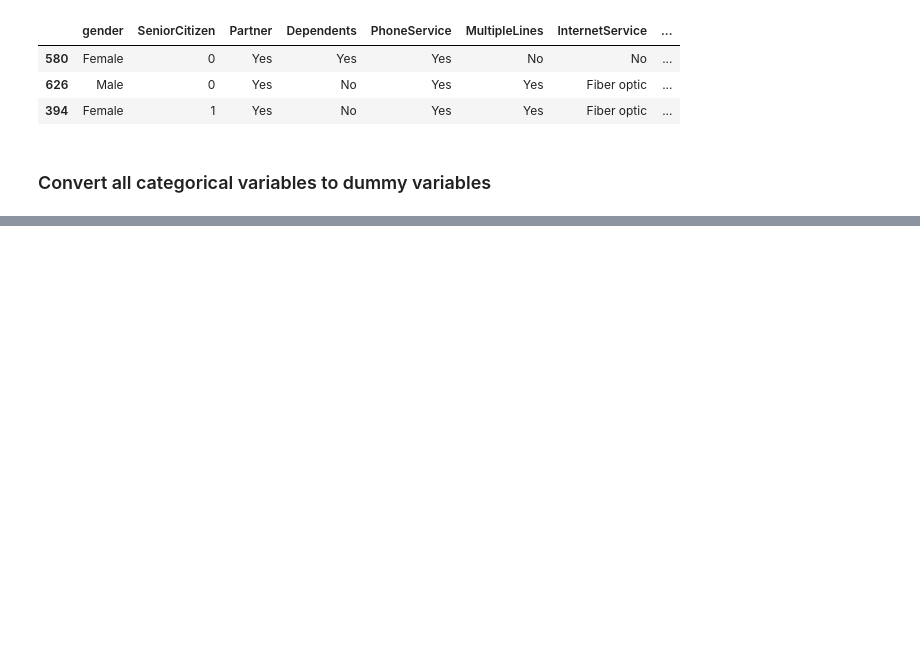
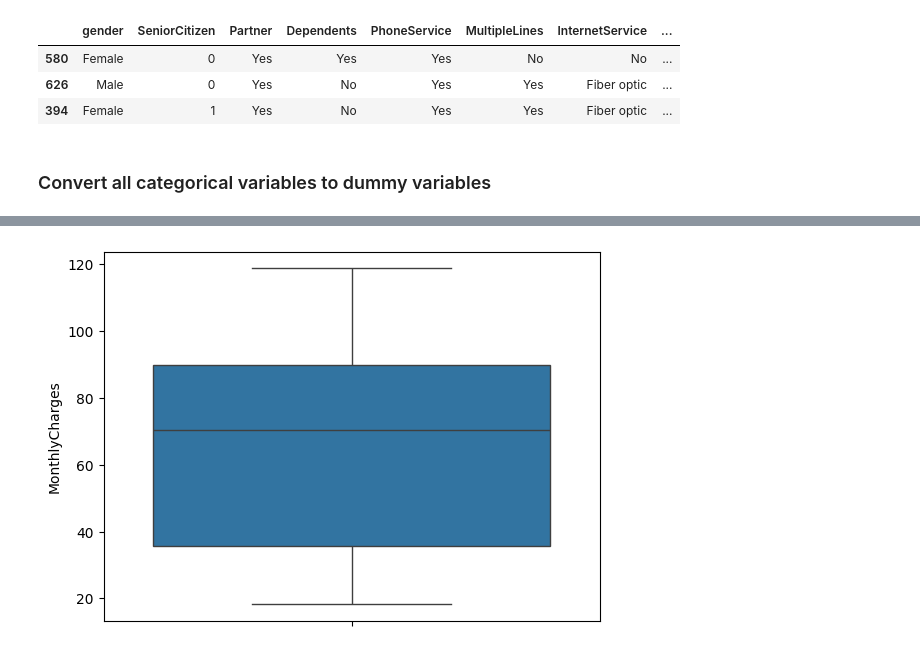
Before and after one commit to corpsedust/NareshIT, a Jupyter notebook: Self-practice/Churn_Project/EDA.ipynb, the cells around one changed output, grey strips where cells are left out. Drawn from its saved outputs; the diff is of its cells as text; code cells hidden in the pictures; blank space fills up the shorter version.

```diff
--- a/Self-practice/Churn_Project/EDA.ipynb
+++ b/Self-practice/Churn_Project/EDA.ipynb
@@ -334,0 +365,5 @@ df.sample(3)
+# %%
+sns.boxplot(data = df["MonthlyCharges"])
+plt.show()
+# %% [output]
+[figure, added]
```
Also changed, not shown: parts of 3 cells of this notebook, 3 other files.
